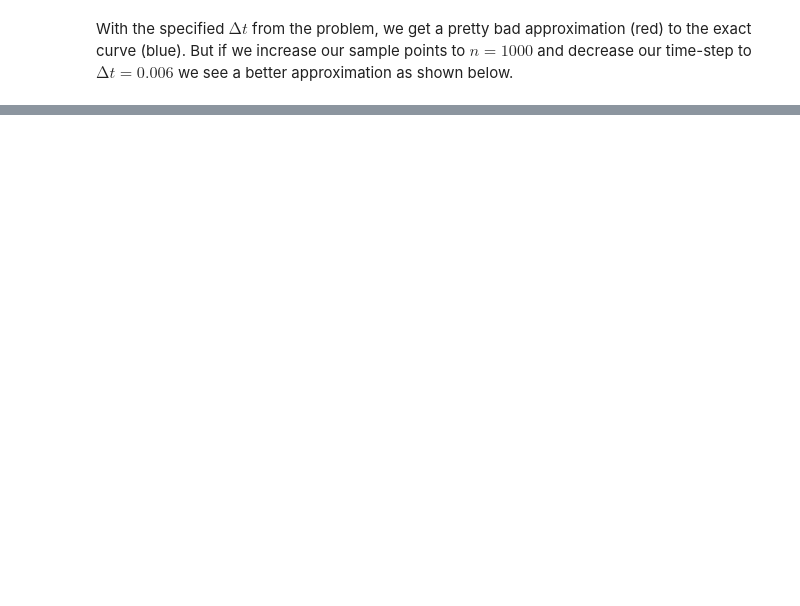
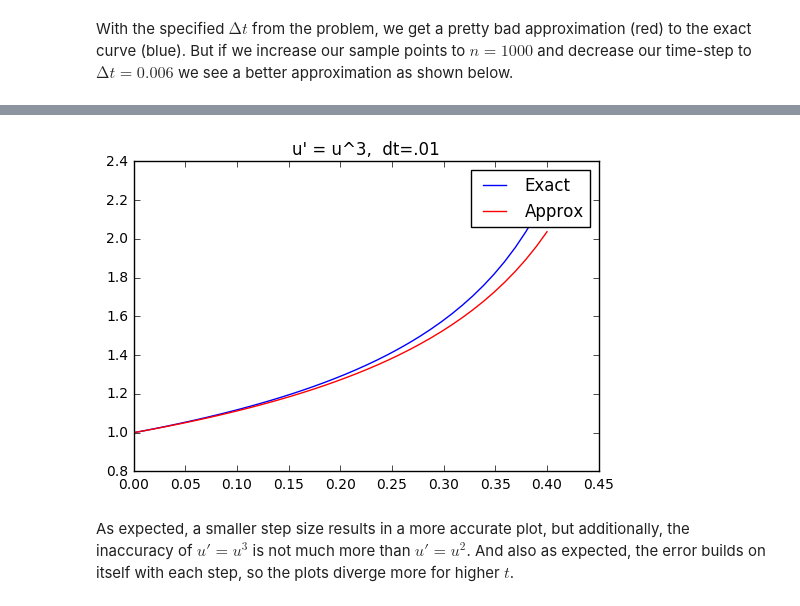
Before and after one commit to chapman-phys220-2016f/cw-07-saktill, a Jupyter notebook: cw07.ipynb, the cells around one changed output, grey strips where cells are left out. Cells and saved outputs as stored; diff of their text form; code cells hidden in the pictures; blank space fills up the shorter version.

```diff
--- a/cw07.ipynb
+++ b/cw07.ipynb
@@ -45,0 +84,12 @@ plt.show()
+# %%
+lExact = node.solve(3,.01)
+lApprox = node.numSolve(3,.01)
+plt.plot(lExact[0],lExact[1],'b-')
+plt.plot(lApprox[0],lApprox[1],'r-')
+plt.legend(['Exact','Approx'])
+plt.title("u' = u^3,  dt=.01")
+plt.show()
+# %% [output]
+[figure, added]
+# %% [markdown]
+As expected, a smaller step size results in a more accurate plot, but additionally, the inaccuracy of $u' = u^3$ is not much more than $u' = u^2$. And also as expected, the error builds on itself with each step, so the plots diverge more for higher $t$.
```
Also changed, not shown: parts of 8 cells of this notebook, 2 other files.
